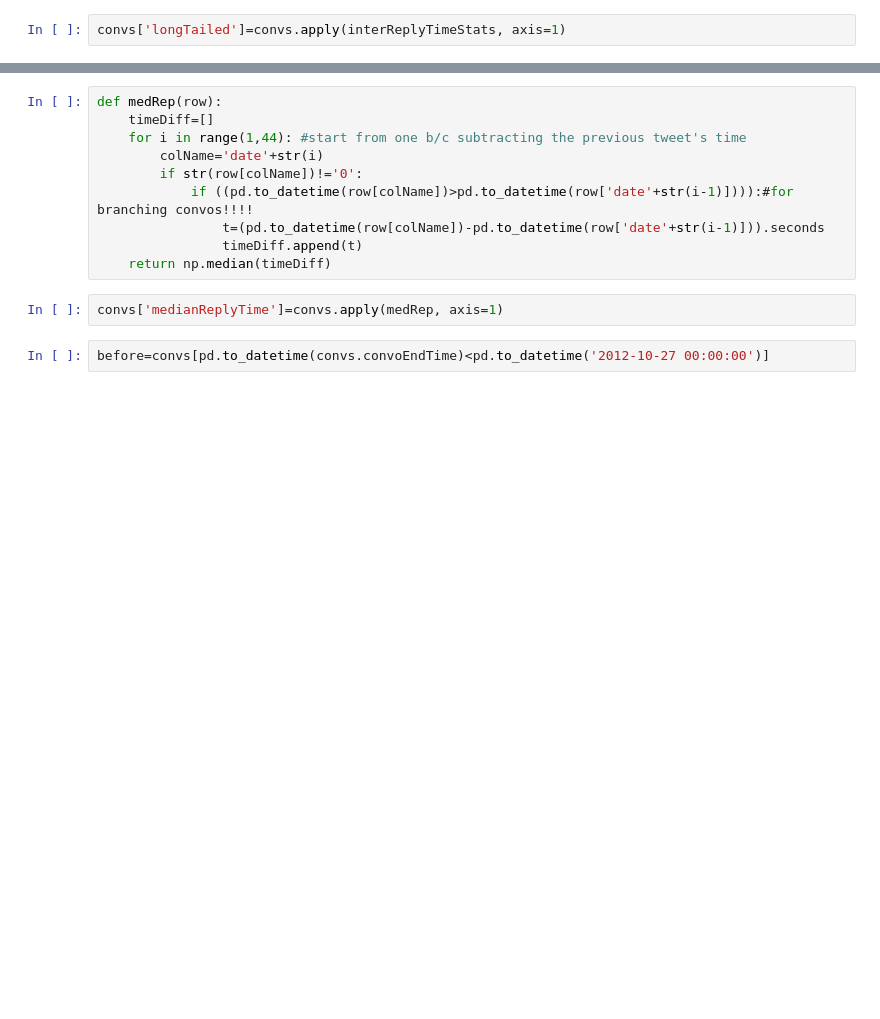
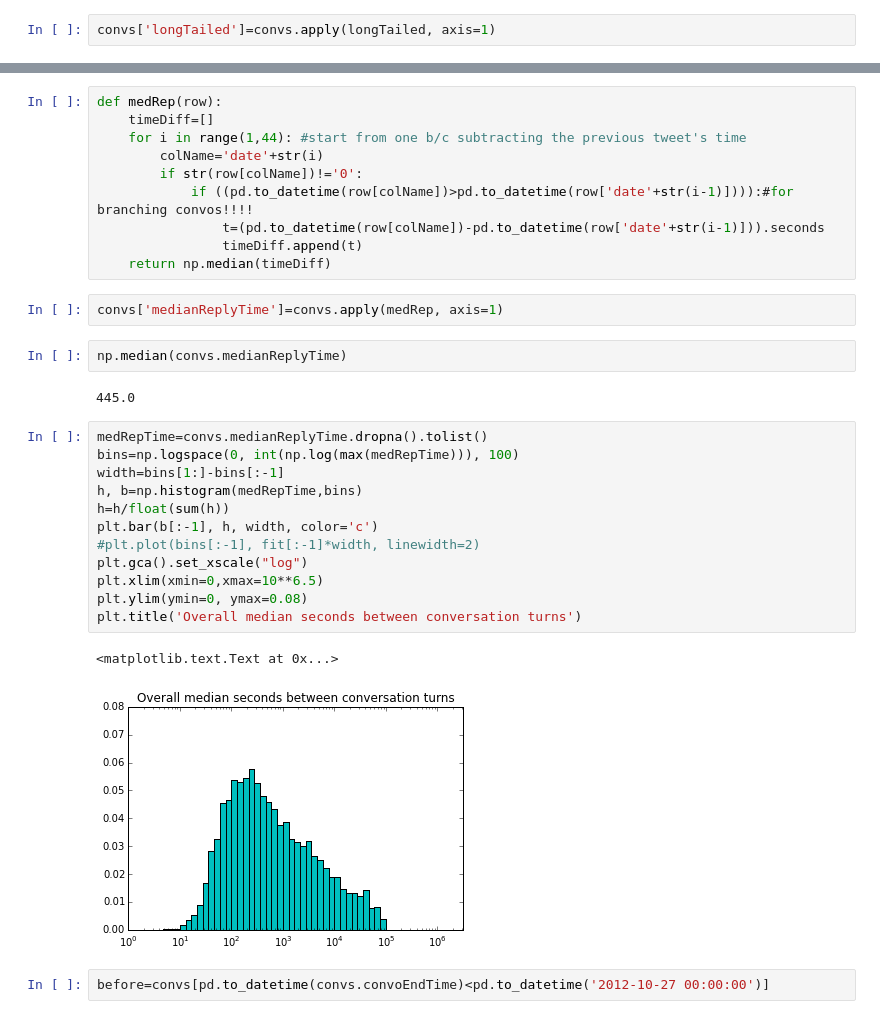
Before and after one commit to marinkala/ReplyNetworks, a Jupyter notebook: bbConversationAnalysisTiming.ipynb, the cells around one changed output, grey strips where cells are left out. Saved outputs shown, nothing was run; the diff lists cells and outputs as text; blank space fills up the shorter version.

```diff
--- a/bbConversationAnalysisTiming.ipynb
+++ b/bbConversationAnalysisTiming.ipynb
@@ -335,7 +368,7 @@ def longTailed(row):
                 timeDiff.append(t)
     return np.median(timeDiff) < 2*(max(timeDiff)-np.median(timeDiff))
 # %%
-convs['longTailed']=convs.apply(interReplyTimeStats, axis=1)
+convs['longTailed']=convs.apply(longTailed, axis=1)
 # %%
 sum(convs.longTailed)/float(len(convs))
 # %% [output]
@@ -377,6 +410,25 @@ def medRep(row):
     return np.median(timeDiff)
 # %%
 convs['medianReplyTime']=convs.apply(medRep, axis=1)
+# %%
+np.median(convs.medianReplyTime)
+# %% [output]
+445.0
+# %%
+medRepTime=convs.medianReplyTime.dropna().tolist()
+bins=np.logspace(0, int(np.log(max(medRepTime))), 100)
+width=bins[1:]-bins[:-1]
+h, b=np.histogram(medRepTime,bins)
+h=h/float(sum(h))
+plt.bar(b[:-1], h, width, color='c')
+#plt.plot(bins[:-1], fit[:-1]*width, linewidth=2)
+plt.gca().set_xscale("log")
+plt.xlim(xmin=0,xmax=10**6.5)
+plt.ylim(ymin=0, ymax=0.08)
+plt.title('Overall median seconds between conversation turns')
+# %% [output]
+<matplotlib.text.Text at 0x...>
+[figure, added]
 # %%
 before=convs[pd.to_datetime(convs.convoEndTime)<pd.to_datetime('2012-10-27 00:00:00')]
 # %%
```
Also changed, not shown: parts of 13 cells of this notebook, 1 other file.
